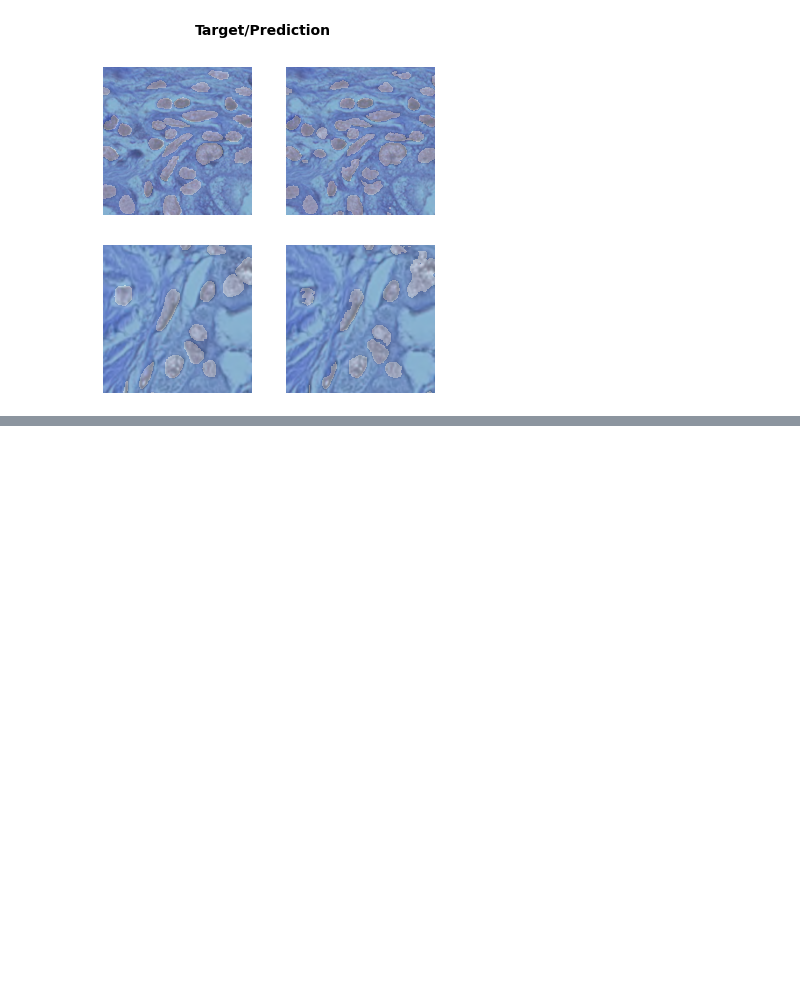
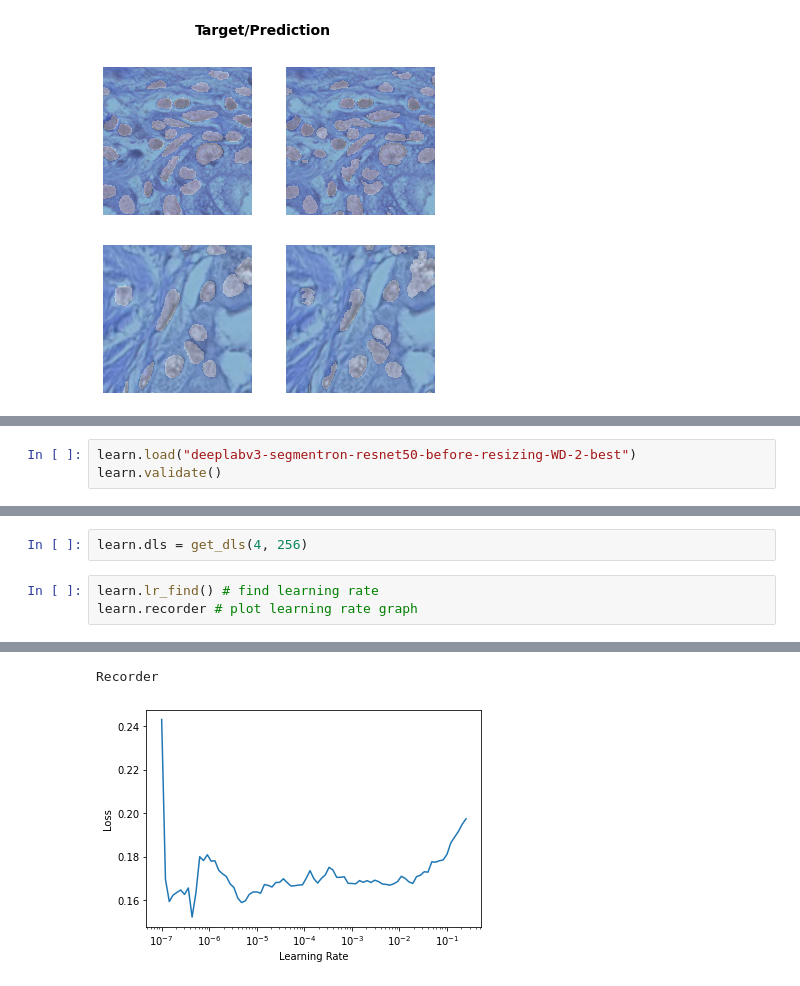
Before and after one commit to BishalLakha/PanNukeSegmentation, a Jupyter notebook: notebooks/SemTorch.ipynb, the cells around one changed output, grey strips where cells are left out. Saved outputs shown, nothing was run; the diff lists cells and outputs as text; blank space fills up the shorter version.

```diff
--- a/notebooks/SemTorch.ipynb
+++ b/notebooks/SemTorch.ipynb
@@ -233,0 +281,3 @@ learn.show_results()
+# %%
+learn.load("deeplabv3-segmentron-resnet50-before-resizing-WD-2-best")
+learn.validate()
@@ -233,0 +287,6 @@ learn.show_results()
+# %%
+learn.dls = get_dls(4, 256)
+# %%
+learn.lr_find() # find learning rate
+learn.recorder # plot learning rate graph
+# %% [output]
@@ -233,0 +294,2 @@ learn.show_results()
+Recorder
+[figure, added]
```
Also changed, not shown: parts of 21 cells of this notebook.
